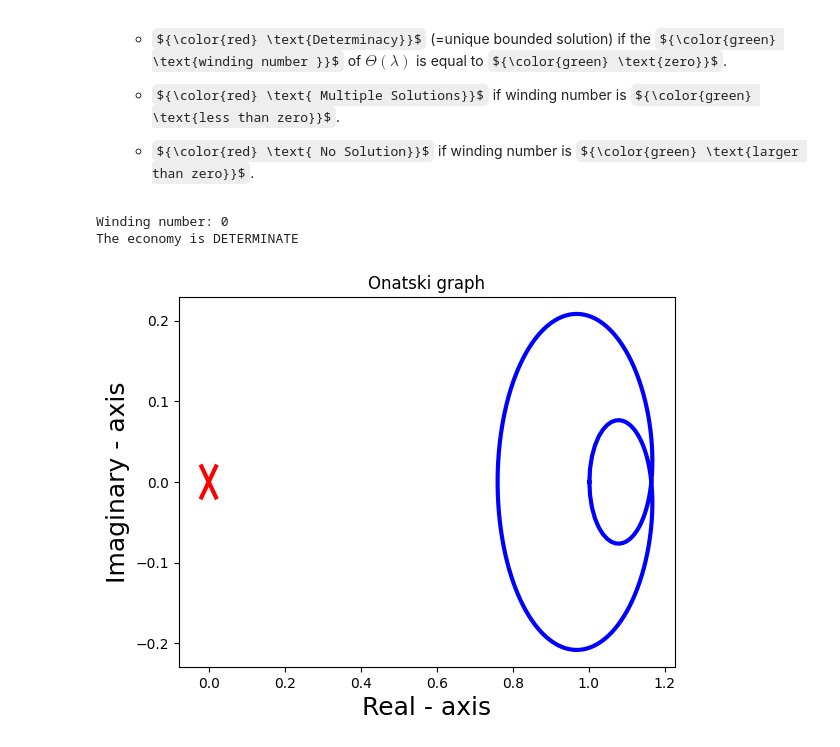
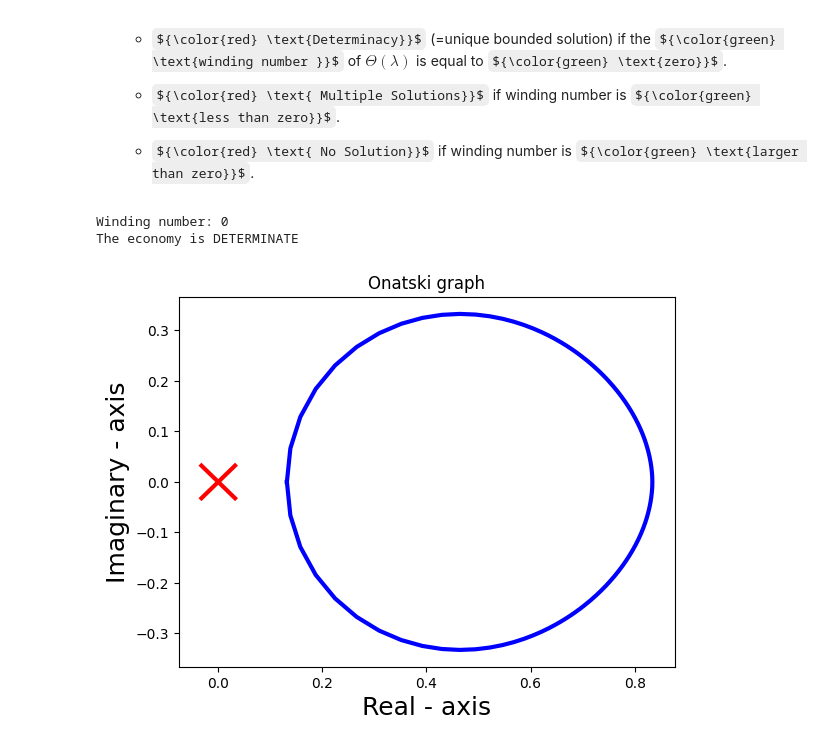
Before and after one commit to alfredlovgren/local-determinacy, a Jupyter notebook: src/local_determancy/HA_Flex_Nominal.ipynb, the cells around one changed output. Drawn from its saved outputs; the diff is of its cells as text; code cells hidden in the pictures; some formulas as TeX source.

Commit message:
scale changes

```diff
--- a/src/local_determancy/HA_Flex_Nominal.ipynb
+++ b/src/local_determancy/HA_Flex_Nominal.ipynb
@@ -173,23 +173,23 @@ ss = ha.steady_state(ss0)
 # %%
 T = 300
 
 exogenous = ['Realshock']
 unknowns = ['PL']
 predetermined = [1]
 targets = ['asset_mkt']
 
 H_U = ha.jacobian(ss, unknowns, targets, T=T)
 H_Z = ha.jacobian(ss, exogenous, targets, T=T)
 
-onatski = ld.onatski(targets = targets, endogenous = unknowns, predetermined = predetermined, scale = 'A', T =T, ss0=ss0, H_U = H_U, nominal=False, exogenous='Realshock', H_Z = H_Z)
+onatski = ld.onatski(targets = targets, endogenous = unknowns, predetermined = predetermined, T =T, ss0=ss0, H_U = H_U, nominal=True, exogenous='Realshock', H_Z = H_Z)
 
 windingNumber = ld.onatskiWindingNumber(onatski)
 
 windingNumber = ld.onatskiWindingNumber(onatski)
 print(ld.checkSolutions(windingNumber))
 
 ld.plot(onatski)
 # %% [output]
 Winding number: 0
 The economy is DETERMINATE
-[figure, old version]
+[figure, new version]
```
Also changed, not shown: 1 other file.
